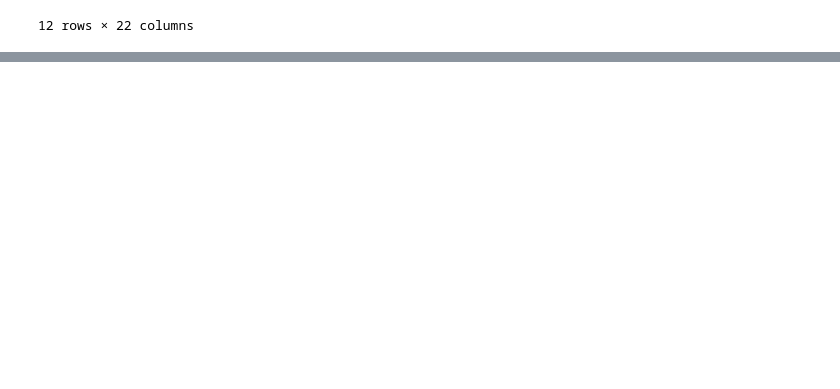
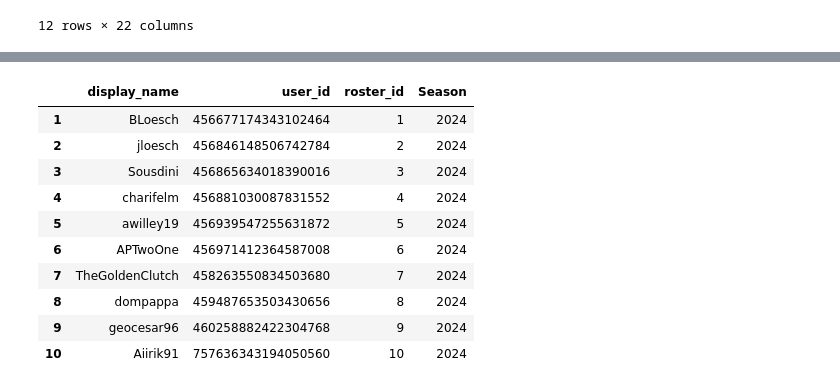
Before and after one commit to B-Loesch/sleeper_streamlit, a Jupyter notebook: testing_api.ipynb, the cells around one changed output, grey strips where cells are left out. Cells and saved outputs as stored; diff of their text form; code cells hidden in the pictures; blank space fills up the shorter version.

Commit message:
Proper matching of users to roster ids

```diff
--- a/testing_api.ipynb
+++ b/testing_api.ipynb
@@ -228,0 +242,40 @@ all_matchups[all_matchups["user_pair"] == ("BLoesch", "jloesch")].sort_values(by
+# %%
+league_id = 1073659471932538880
+season = 2024
+play_off_week_start = 15
+
+users_df = all_rosters[all_rosters["Season"] == str(season)]
+season_matchups = pd.DataFrame()
+for i in range(3):
+    week = i+1
+    matchups_response = get_matchups(league_id, week_number = week)
+
+    if matchups_response != []:
+        matchups = {"points": [],
+                    "roster_id": [],
+                    "matchup_id": []}
+
+        for matchup in matchups_response:
+            matchups["points"].append(matchup["points"])
+            matchups["roster_id"].append(matchup["roster_id"])
+            matchups["matchup_id"].append(matchup["matchup_id"])
+
+
+        matchups_df = pd.DataFrame(matchups)
+        matchups_df = matchups_df.sort_values(by=['matchup_id', 'points']).reset_index(drop=True)
+        matchups_df['pair'] = matchups_df.groupby('matchup_id').cumcount() + 1
+        matchups_df = matchups_df.merge(users_df, on = 'roster_id')
+        matchups_df = matchups_df[matchups_df["matchup_id"].notnull()] # if it's playoffs, teams that aren't included still return a matchup but shouldn't be kept
+
+        matchups_df_wide = matchups_df.pivot(index='matchup_id', columns='pair', values=['roster_id', 'points', 'display_name', 'user_id'])
+        matchups_df_wide.columns = [f"{col[0]}_{col[1]}" for col in matchups_df_wide.columns]
+        matchups_df_wide["season"] = season
+        matchups_df_wide["week"] = week
+        matchups_df_wide["match_type"] = matchups_df_wide['week'].apply(lambda x: 'Regular Season' if x < int(play_off_week_start) else 'Playoffs')
+
+        season_matchups = pd.concat([season_matchups, matchups_df_wide])
+
+season_matchups = season_matchups[(season_matchups["points_1"] > 0) & (season_matchups["points_2"] > 0)]
+season_matchups['user_pair'] = season_matchups.apply(lambda row: tuple(sorted([row['display_name_1'], row['display_name_2']])), axis=1)
+season_matchups["Winner"] = season_matchups.apply(lambda row: row['display_name_1'] if row['points_1'] > row['points_2'] else row['display_name_2'], axis=1)
+season_matchups["Loser"] = season_matchups.apply(lambda row: row['display_name_2'] if row['points_1'] > row['points_2'] else row['display_name_1'], axis=1)
@@ -228,0 +308,14 @@ all_matchups[all_matchups["user_pair"] == ("BLoesch", "jloesch")].sort_values(by
+# %%
+users_df
+# %% [output]
+|  | display_name | user_id | roster_id | Season |
+| 1 | BLoesch | 456677174343102464 | 1 | 2024 |
+| 2 | jloesch | 456846148506742784 | 2 | 2024 |
+| 3 | Sousdini | 456865634018390016 | 3 | 2024 |
+| 4 | charifelm | 456881030087831552 | 4 | 2024 |
+| 5 | awilley19 | 456939547255631872 | 5 | 2024 |
+| 6 | APTwoOne | 456971412364587008 | 6 | 2024 |
+| 7 | TheGoldenClutch | 458263550834503680 | 7 | 2024 |
+| 8 | dompappa | 459487653503430656 | 8 | 2024 |
+| 9 | geocesar96 | 460258882422304768 | 9 | 2024 |
+| 10 | Aiirik91 | 757636343194050560 | 10 | 2024 |
```
Also changed, not shown: parts of 12 cells of this notebook, 2 other files.
